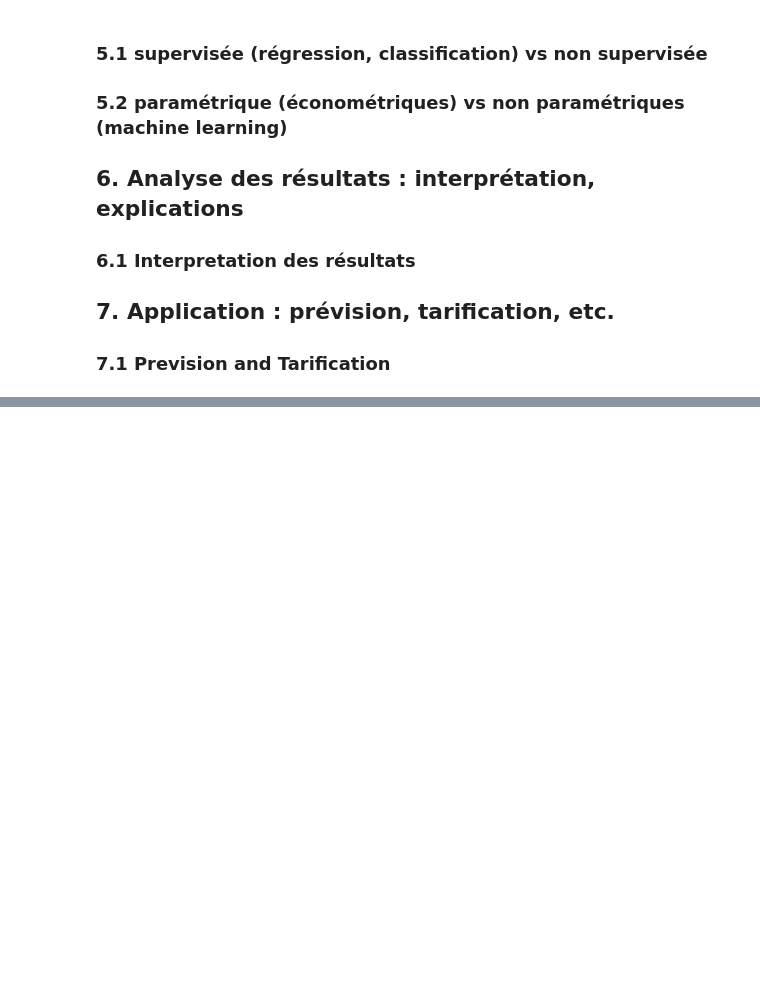
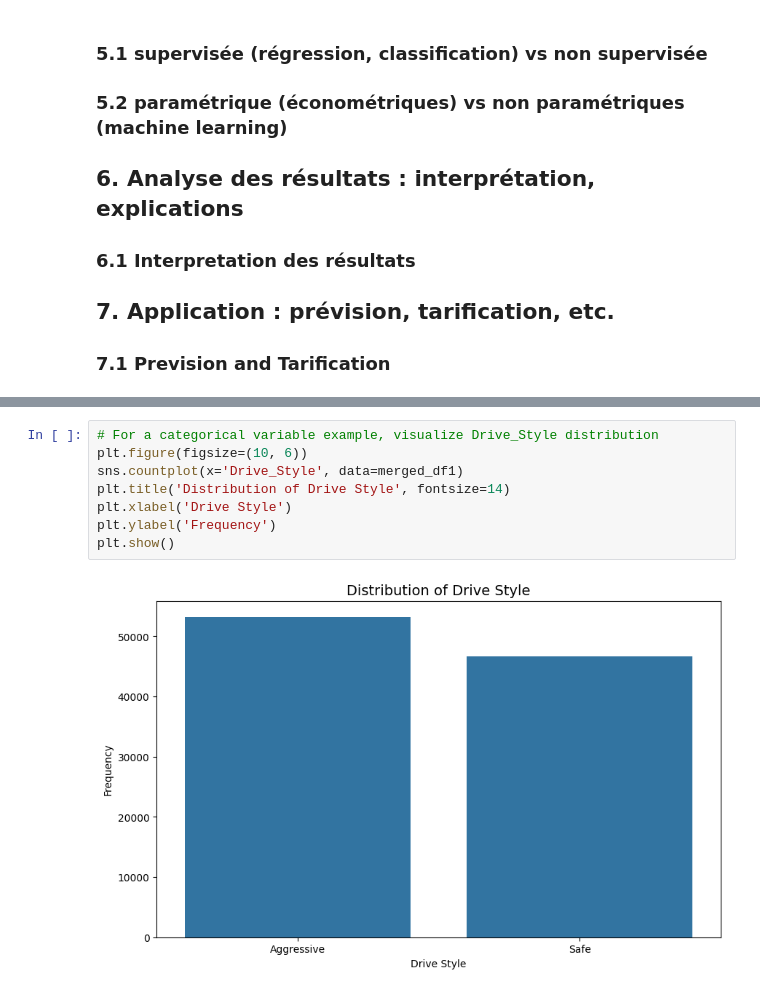
Before and after one commit to HumbledDS/Projet_InsurTech, a Jupyter notebook: Data_Cleaning.ipynb, the cells around one changed output, grey strips where cells are left out. Cells and saved outputs as stored; diff of their text form; blank space fills up the shorter version.

```diff
--- a/Data_Cleaning.ipynb
+++ b/Data_Cleaning.ipynb
@@ -1299,0 +827,10 @@ Dummify variables :
+# %%
+# For a categorical variable example, visualize Drive_Style distribution
+plt.figure(figsize=(10, 6))
+sns.countplot(x='Drive_Style', data=merged_df1)
+plt.title('Distribution of Drive Style', fontsize=14)
+plt.xlabel('Drive Style')
+plt.ylabel('Frequency')
+plt.show()
+# %% [output]
+[figure, added]
```
Also changed, not shown: parts of 68 cells of this notebook, 7 other files.
